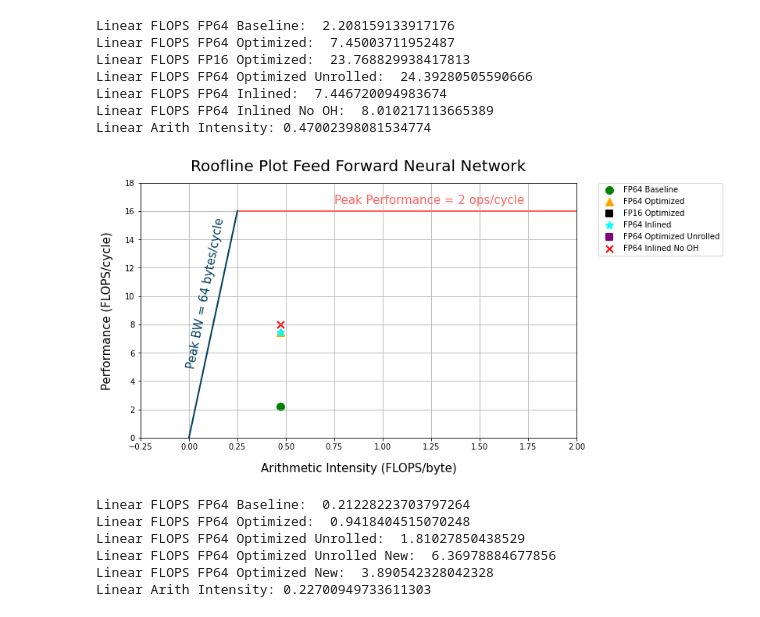
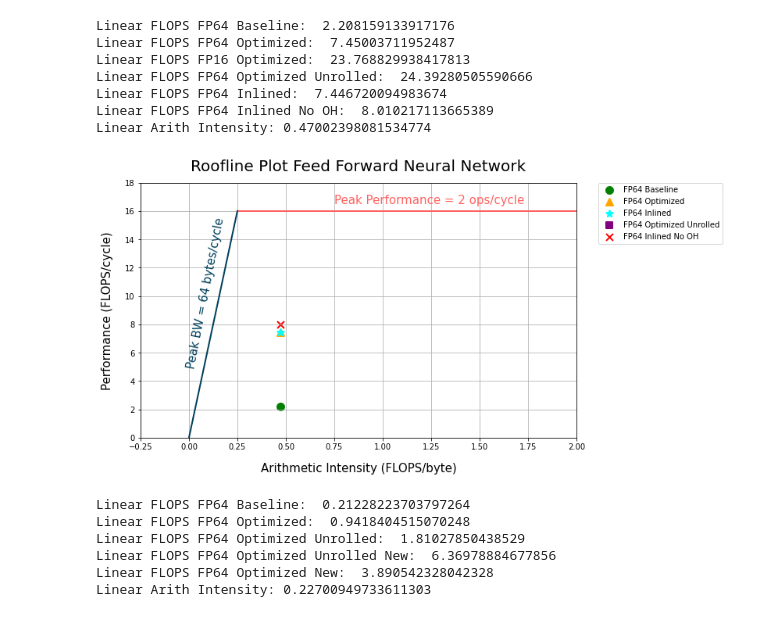
Before and after one commit to viv-eth/snitch, a Jupyter notebook: sw/applications/roofline.ipynb, the cells around one changed output. Cells and saved outputs as stored; diff of their text form; code cells hidden in the pictures.

```diff
--- a/sw/applications/roofline.ipynb
+++ b/sw/applications/roofline.ipynb
@@ -69,35 +69,35 @@ y = peak_BW * x
 plt.rcParams["figure.figsize"] = (10,6)
 ax = plt.gca()
 # ax.figsize = (10, 6)
 ax.plot(x, y, '-', color='#003f5c', linewidth=2)
 plt.text(-0.02, 5, 'Peak BW = %d bytes/cycle' % peak_BW, fontsize=15, rotation = 79, color='#003f5c')
 ax.axhline(y=peak_performance, color='#ff6361', linestyle='-', xmin = 0.225, xmax = 2, linewidth=2)
 # ax.plot(linear_arith_intensity, LINEAR_FLOPS, 'o', color='green', label='FP64 Baseline', markersize=10)
 ax.scatter(linear_arith_intensity, LINEAR_FLOPS_fp64base, color='green', label='FP64 Baseline', s=80, linewidth = 2, marker='o')
 ax.scatter(linear_arith_intensity, LINEAR_FLOPS_fp64opt, color='orange', label='FP64 Optimized', s=80, linewidth = 2, marker='^')
-ax.scatter(linear_arith_intensity, LINEAR_FLOPS_fp16opt, color='black', label='FP16 Optimized', s=80, linewidth = 2, marker='s')
+# ax.scatter(linear_arith_intensity, LINEAR_FLOPS_fp16opt, color='black', label='FP16 Optimized', s=80, linewidth = 2, marker='s')
 ax.scatter(linear_arith_intensity, LINEAR_FLOPS_fp64_inline, color='cyan', label='FP64 Inlined', s=80, linewidth = 2, marker='*')
 ax.scatter(linear_arith_intensity, LINEAR_FLOPS_fp64opt_unrolled, color='purple', label='FP64 Optimized Unrolled', s=80, linewidth = 2, marker='s')
 ax.scatter(linear_arith_intensity, LINEAR_FLOPS_fp64_inline_no_OH, color='red', label='FP64 Inlined No OH', s=80, linewidth = 2, marker='x')
 # ax.scatter(linear_arith_intensity, LINEAR_FLOPS_fp32opt, color='magenta', label='FP32 Optimized', s=80, facecolor='none', linewidth = 2)
 plt.text(0.75, 16.5,'Peak Performance = 2 ops/cycle', fontsize=15, color='#ff6361')
 ax.set_xlim([-0.25, 2])
 ax.set_ylim([0, peak_performance + 2])
 # legend next to the plot
 ax.legend(bbox_to_anchor=(1.05, 1), loc=2, borderaxespad=0.)
 plt.xlabel('Arithmetic Intensity (FLOPS/byte)', fontsize=15, labelpad=15)
 plt.ylabel('Performance (FLOPS/cycle)', fontsize=15, labelpad=15)
 plt.title('Roofline Plot Feed Forward Neural Network', fontsize=20, pad=15)
 plt.grid(True)
 # %% [output]
 Linear FLOPS FP64 Baseline:  2.208159133917176
 Linear FLOPS FP64 Optimized:  7.45003711952487
 Linear FLOPS FP16 Optimized:  23.768829938417813
 Linear FLOPS FP64 Optimized Unrolled:  24.39280505590666
 Linear FLOPS FP64 Inlined:  7.446720094983674
 Linear FLOPS FP64 Inlined No OH:  8.010217113665389
 Linear Arith Intensity: 0.47002398081534774
-[figure, old version]
+[figure, new version]
 # %%
 """ GRADIENT UPDATE FP64 """
 # Occamy Peak FLOPS for FP64:
```
Also changed, not shown: 2 other files.
